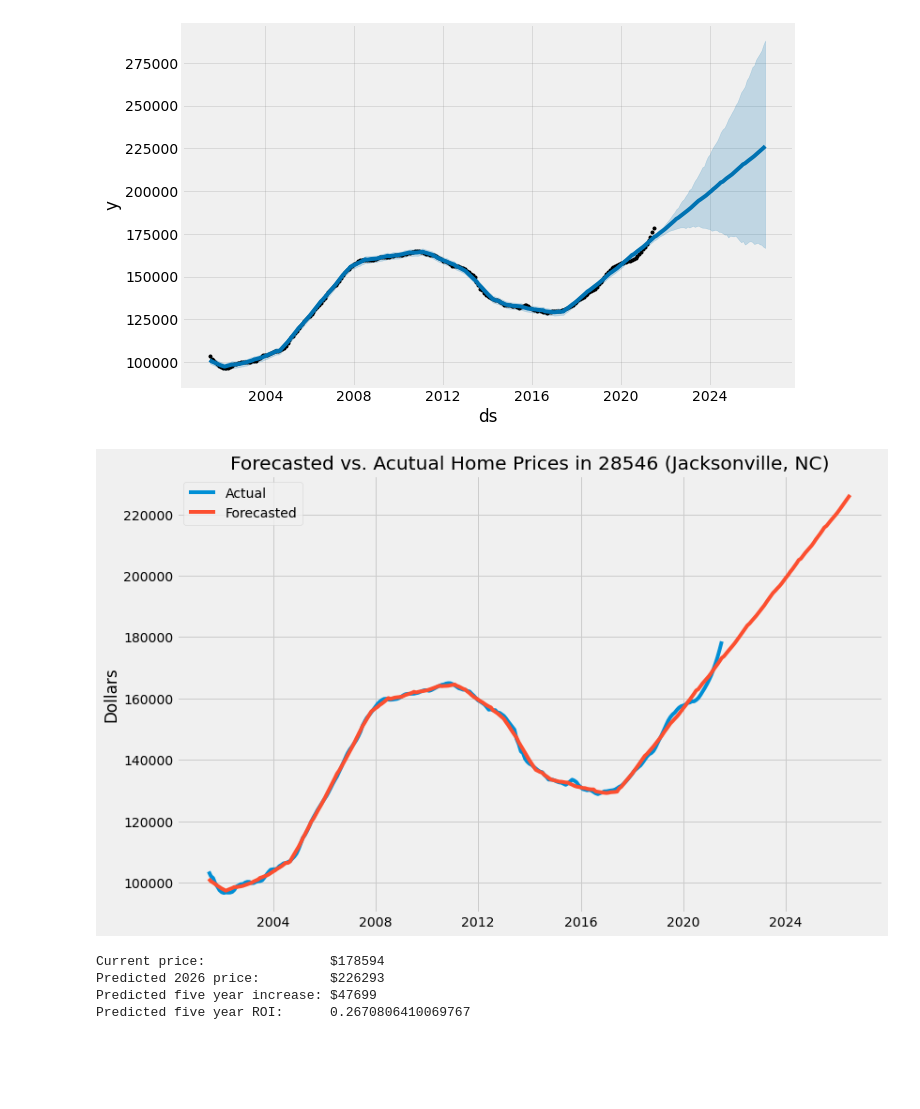
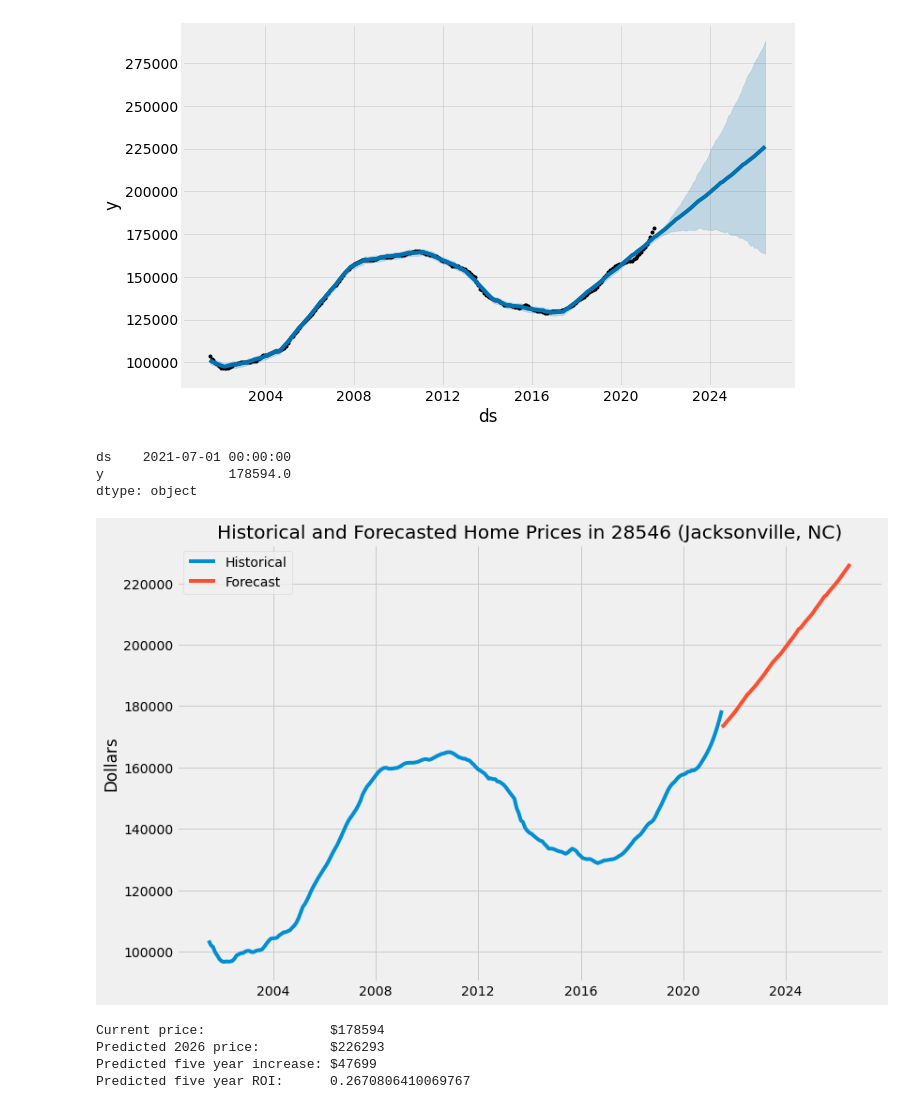
Before and after one commit to fivearm/Phase_4_Project, a Jupyter notebook: Jacksonville_NC_28546.ipynb, the cells around one changed output. Saved outputs shown, nothing was run; the diff lists cells and outputs as text; code cells hidden in the pictures; blank space fills up the shorter version.

```diff
--- a/Jacksonville_NC_28546.ipynb
+++ b/Jacksonville_NC_28546.ipynb
@@ -284,15 +284,23 @@ final_model.plot(forecast, uncertainty=True);
 INFO:fbprophet:Disabling weekly seasonality. Run prophet with weekly_seasonality=True to override this.
 INFO:fbprophet:Disabling daily seasonality. Run prophet with daily_seasonality=True to override this.
 [figure]
+# %%
+Jacksonville_proph.max()
+# %% [output]
+ds    2021-07-01 00:00:00
+y                178594.0
+dtype: object
+# %%
+future = forecast[forecast.ds >= '2021-07-01']
 # %%
 fig, ax = plt.subplots(figsize=(12,8))
-ax.plot(Jacksonville_proph.ds, Jacksonville_proph.y, label='Actual')
-ax.plot(forecast.ds, forecast.yhat, label='Forecasted')
-ax.set_title('Forecasted vs. Acutual Home Prices in 28546 (Jacksonville, NC)')
+ax.plot(Jacksonville_proph.ds, Jacksonville_proph.y, label='Historical')
+ax.plot(future.ds, future.yhat, label='Forecast')
+ax.set_title('Historical and Forecasted Home Prices in 28546 (Jacksonville, NC)')
 ax.set_ylabel('Dollars')
 ax.legend();
 # %% [output]
-[figure, old version]
+[figure, new version]
 # %%
 current_price = int(Jacksonville_proph[Jacksonville_proph.ds == '2021-07-01'].y.values)
 predicted_price = int(forecast[forecast.ds == '2026-07-01'].yhat.values)
```
Also changed, not shown: parts of 4 cells of this notebook, 2 other files.
